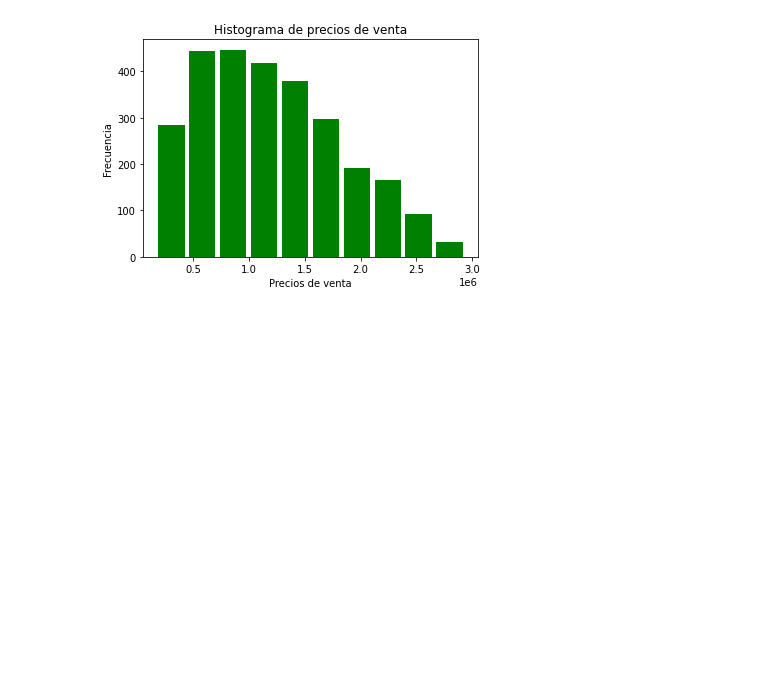
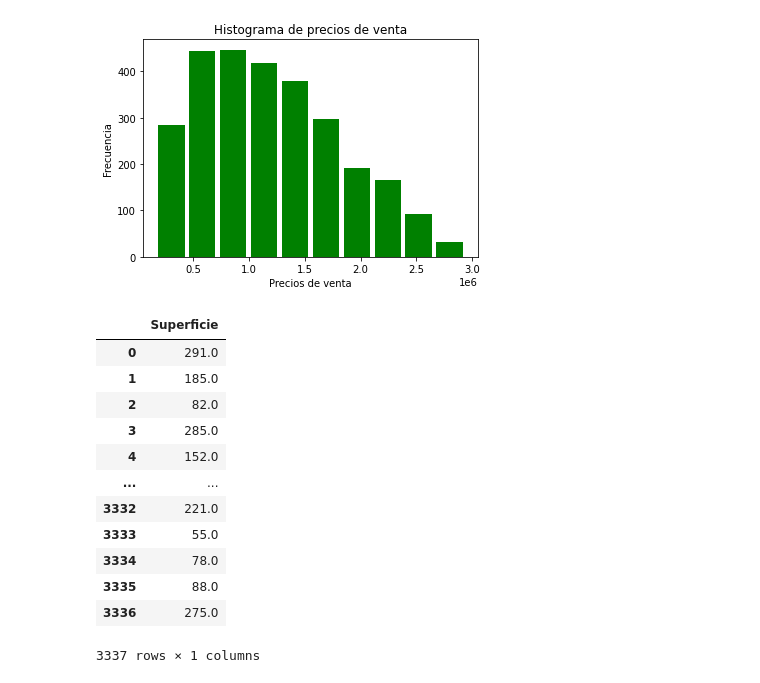
Before and after one commit to AremyDiaz/Actividad2, a Jupyter notebook: mi-limpieza.ipynb, the cells around one changed output. Drawn from its saved outputs; the diff is of its cells as text; code cells hidden in the pictures; blank space fills up the shorter version.

Commit message:
Sustituir nulos por un valor numérico en concreto

```diff
--- a/mi-limpieza.ipynb
+++ b/mi-limpieza.ipynb
@@ -213,3 +213,23 @@ plt.ylabel("Frecuencia")
 plt.show() # Dibujo del histograma
 # %% [output]
 [figure]
+# %%
+#Imputación extra
+#Sustituir valores nulos por un valor numérico en concreto
+#Filtro por columnas
+data5=data2.iloc[ : , [4]]
+data5.fillna(275)
+# %% [output]
+|  | Superficie |
+| 0 | 291.0 |
+| 1 | 185.0 |
+| 2 | 82.0 |
+| 3 | 285.0 |
+| 4 | 152.0 |
+| ... | ... |
+| 3332 | 221.0 |
+| 3333 | 55.0 |
+| 3334 | 78.0 |
+| 3335 | 88.0 |
+| 3336 | 275.0 |
+3337 rows × 1 columns
```
